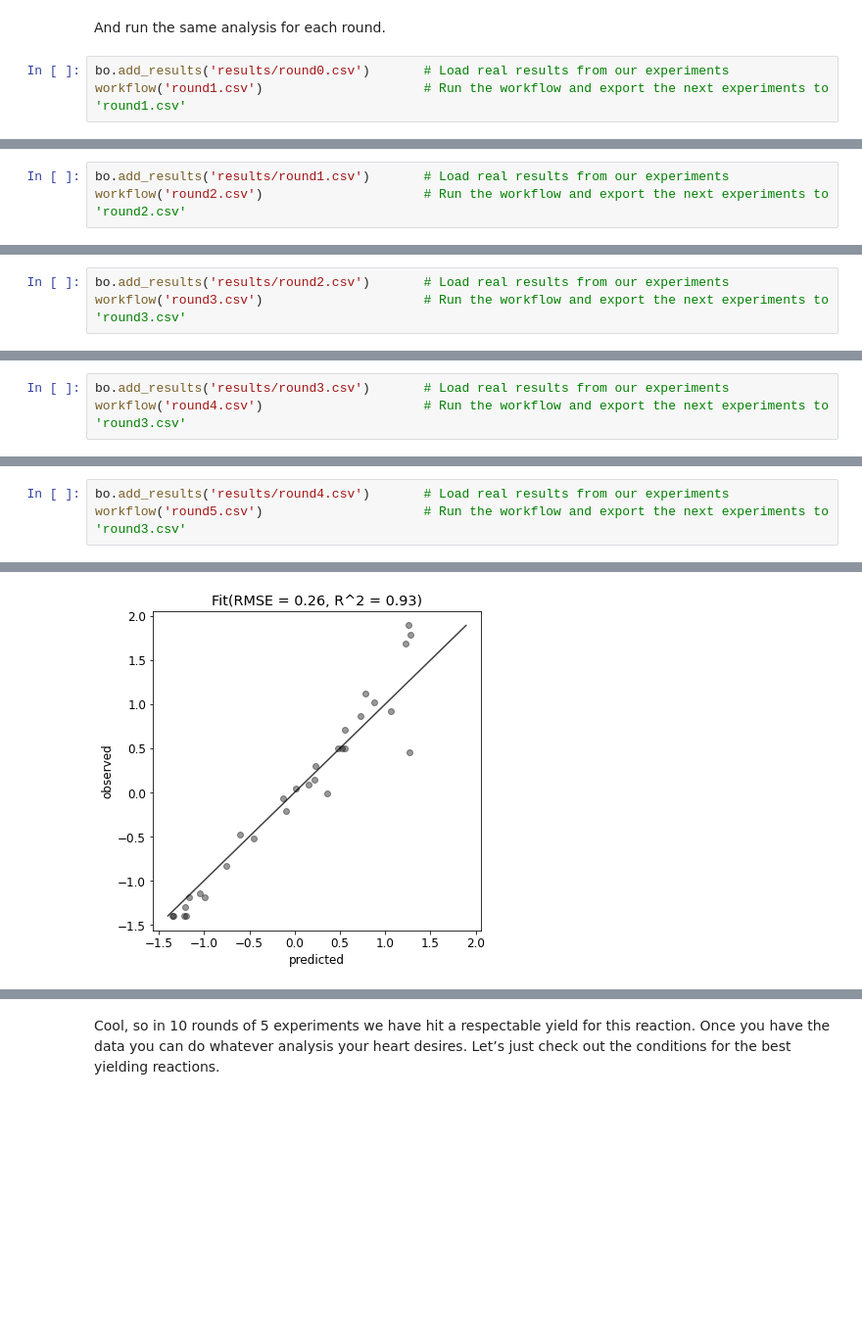
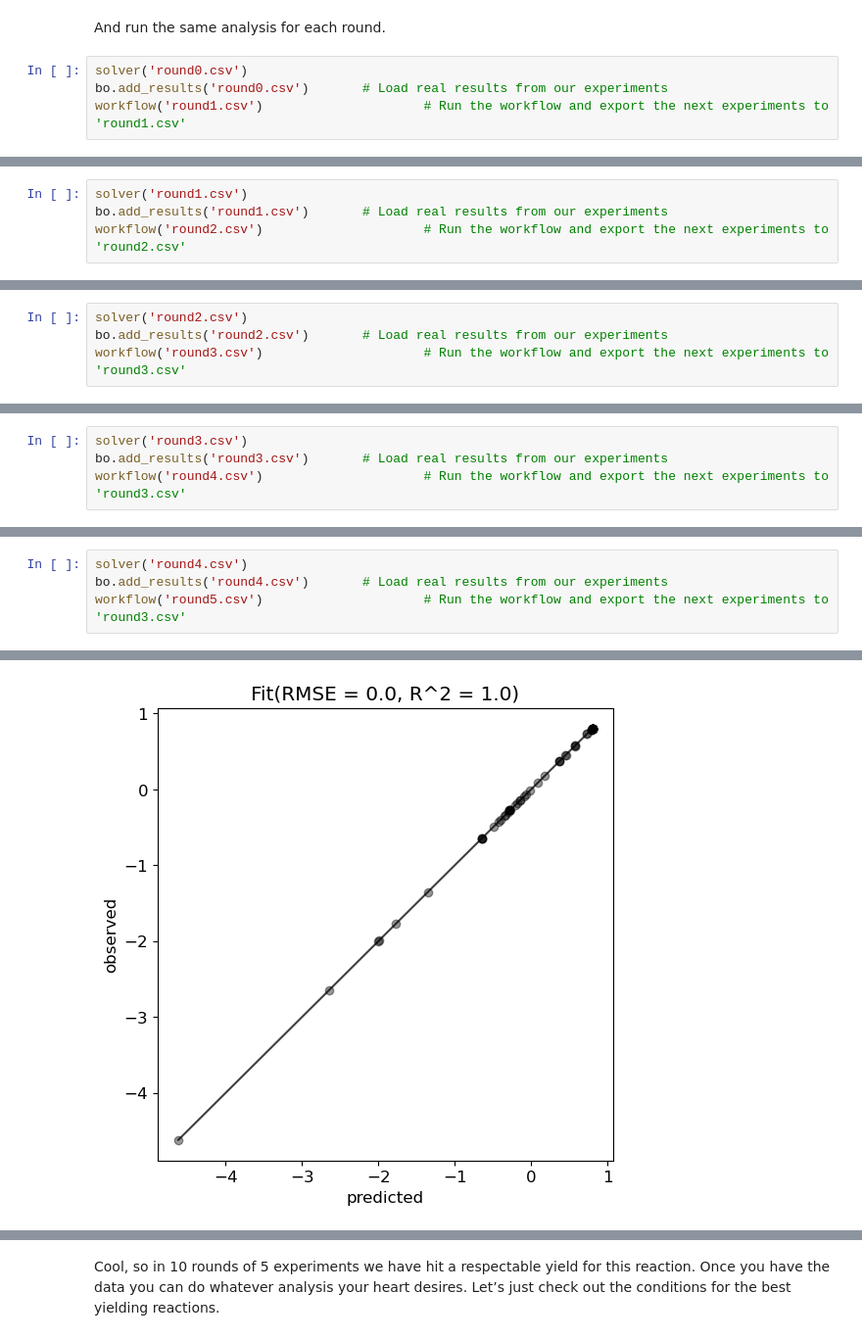
Before and after one commit to zhaisilong/flow, a Jupyter notebook: adversial/methylation/optimization.ipynb, the cells around one changed output, grey strips where cells are left out. Shown at 98% size. Drawn from its saved outputs; the diff is of its cells as text; blank space fills up the shorter version.

```diff
--- a/adversial/methylation/optimization.ipynb
+++ b/adversial/methylation/optimization.ipynb
@@ -353,6 +370,7 @@ def workflow(export_path):
 # %% [markdown]
 And run the same analysis for each round.
 # %%
-bo.add_results('results/round0.csv')       # Load real results from our experiments
+solver('round0.csv')
+bo.add_results('round0.csv')       # Load real results from our experiments
 workflow('round1.csv')                     # Run the workflow and export the next experiments to 'round1.csv'
 # %% [output]
@@ -362,4 +380,5 @@ workflow('round1.csv')                     # Run the workflow and export the nex
 # %%
-bo.add_results('results/round1.csv')       # Load real results from our experiments
+solver('round1.csv')
+bo.add_results('round1.csv')       # Load real results from our experiments
 workflow('round2.csv')                     # Run the workflow and export the next experiments to 'round2.csv'
 # %% [output]
@@ -369,4 +388,5 @@ workflow('round2.csv')                     # Run the workflow and export the nex
 # %%
-bo.add_results('results/round2.csv')       # Load real results from our experiments
+solver('round2.csv')
+bo.add_results('round2.csv')       # Load real results from our experiments
 workflow('round3.csv')                     # Run the workflow and export the next experiments to 'round3.csv'
 # %% [output]
@@ -376,4 +396,5 @@ workflow('round3.csv')                     # Run the workflow and export the nex
 # %%
-bo.add_results('results/round3.csv')       # Load real results from our experiments
+solver('round3.csv')
+bo.add_results('round3.csv')       # Load real results from our experiments
 workflow('round4.csv')                     # Run the workflow and export the next experiments to 'round3.csv'
 # %% [output]
@@ -383,4 +404,5 @@ workflow('round4.csv')                     # Run the workflow and export the nex
 # %%
-bo.add_results('results/round4.csv')       # Load real results from our experiments
+solver('round4.csv')
+bo.add_results('round4.csv')       # Load real results from our experiments
 workflow('round5.csv')                     # Run the workflow and export the next experiments to 'round3.csv'
 # %% [output]
@@ -388 +410 @@ workflow('round5.csv')                     # Run the workflow and export the nex
-[figure, old version]
+[figure, new version]
```
Also changed, not shown: parts of 31 cells of this notebook, 21 other files.
